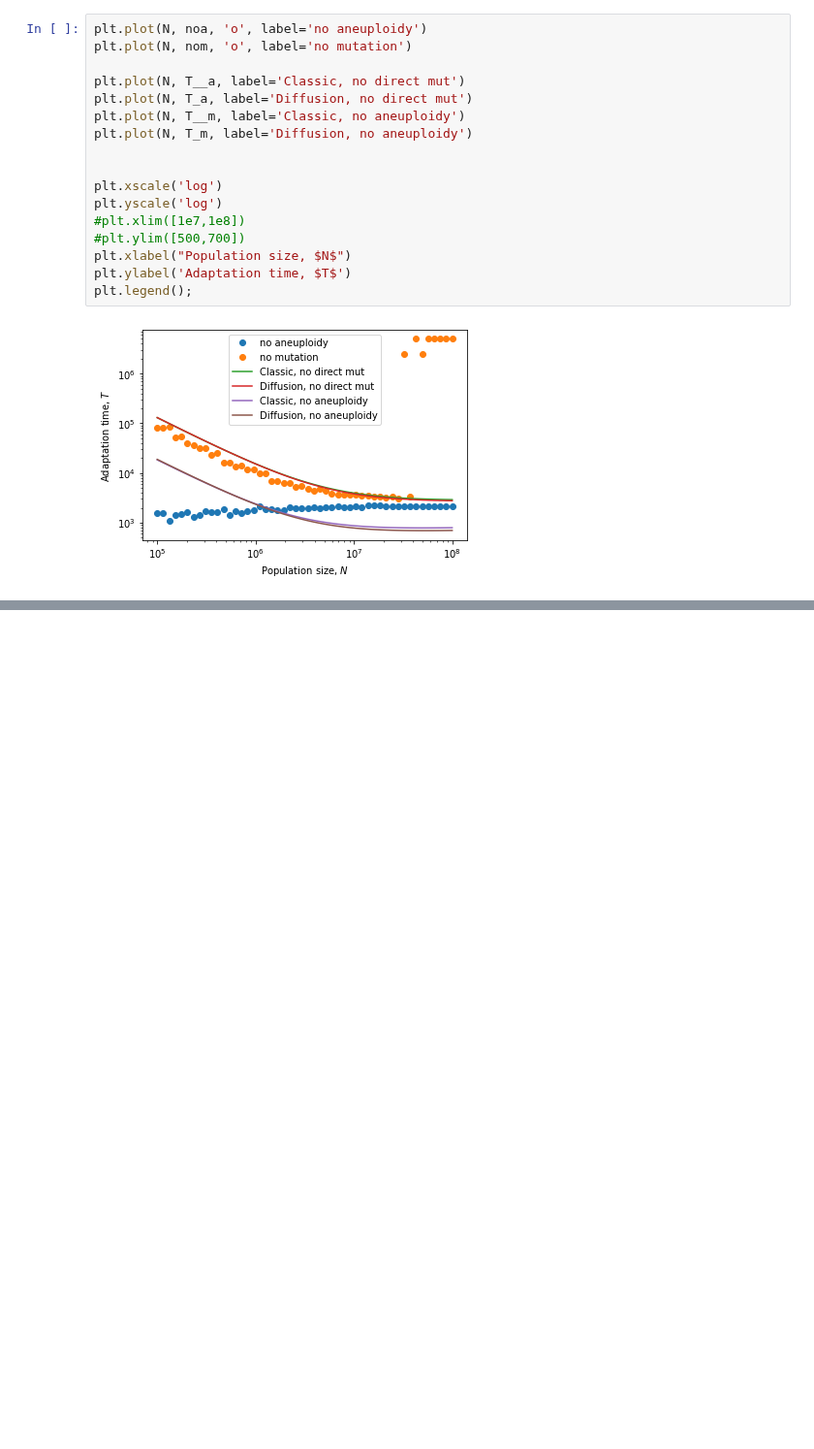
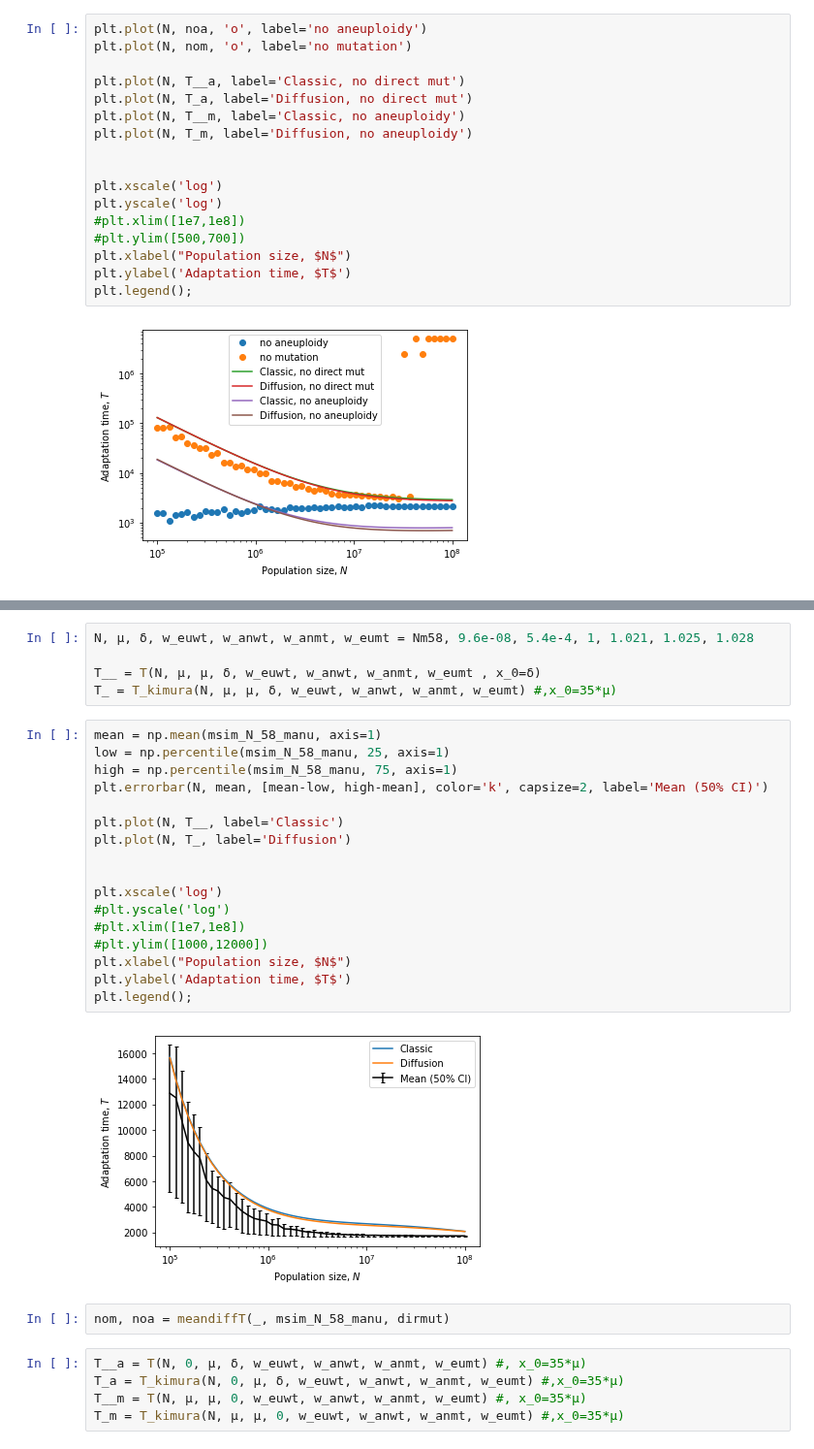
Before and after one commit to yoavram-lab/Heatrisomy, a Jupyter notebook: notebooks_mp/full_model.ipynb, the cells around one changed output, grey strips where cells are left out. Shown at 97% size. Drawn from its saved outputs; the diff is of its cells as text; blank space fills up the shorter version.

```diff
--- a/notebooks_mp/full_model.ipynb
+++ b/notebooks_mp/full_model.ipynb
@@ -369,0 +424,31 @@ plt.legend();
+# %%
+N, μ, δ, w_euwt, w_anwt, w_anmt, w_eumt = Nm58, 9.6e-08, 5.4e-4, 1, 1.021, 1.025, 1.028
+
+T__ = T(N, μ, μ, δ, w_euwt, w_anwt, w_anmt, w_eumt , x_0=δ)
+T_ = T_kimura(N, μ, μ, δ, w_euwt, w_anwt, w_anmt, w_eumt) #,x_0=35*μ)
+# %%
+mean = np.mean(msim_N_58_manu, axis=1)
+low = np.percentile(msim_N_58_manu, 25, axis=1)
+high = np.percentile(msim_N_58_manu, 75, axis=1)
+plt.errorbar(N, mean, [mean-low, high-mean], color='k', capsize=2, label='Mean (50% CI)')
+
+plt.plot(N, T__, label='Classic')
+plt.plot(N, T_, label='Diffusion')
+
+
+plt.xscale('log')
+#plt.yscale('log')
+#plt.xlim([1e7,1e8])
+#plt.ylim([1000,12000])
+plt.xlabel("Population size, $N$")
+plt.ylabel('Adaptation time, $T$')
+plt.legend();
+# %% [output]
+[figure, added]
+# %%
+nom, noa = meandiffT(_, msim_N_58_manu, dirmut)
+# %%
+T__a = T(N, 0, μ, δ, w_euwt, w_anwt, w_anmt, w_eumt) #, x_0=35*μ)
+T_a = T_kimura(N, 0, μ, δ, w_euwt, w_anwt, w_anmt, w_eumt) #,x_0=35*μ)
+T__m = T(N, μ, μ, 0, w_euwt, w_anwt, w_anmt, w_eumt) #, x_0=35*μ)
+T_m = T_kimura(N, μ, μ, 0, w_euwt, w_anwt, w_anmt, w_eumt) #,x_0=35*μ)
```
Also changed, not shown: parts of 7 cells of this notebook, 3 other files.
